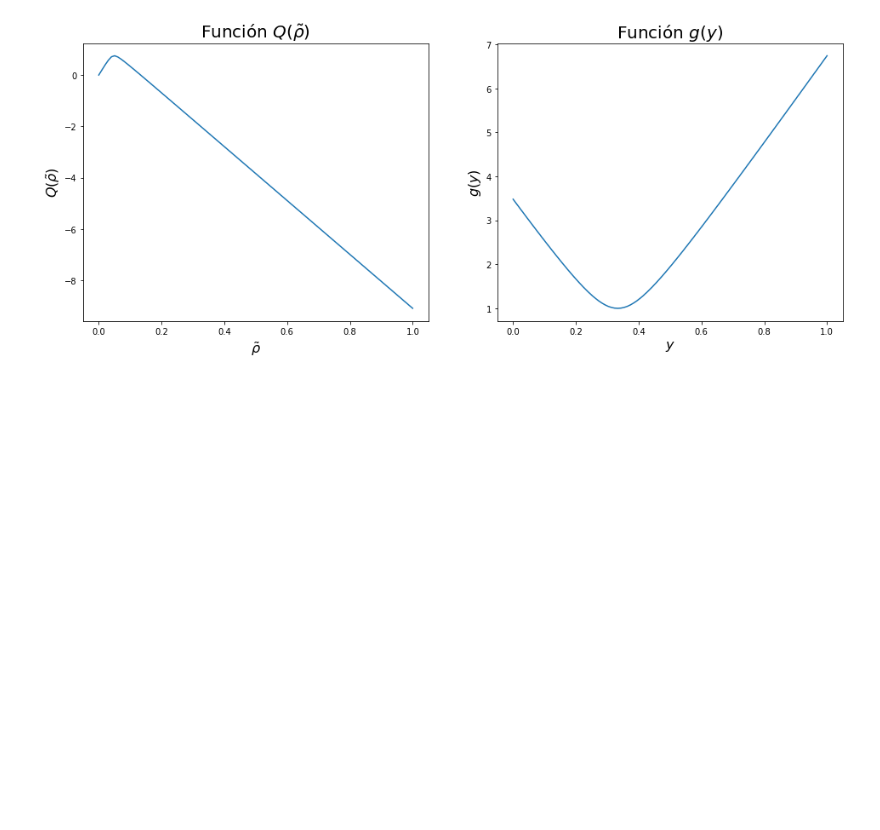
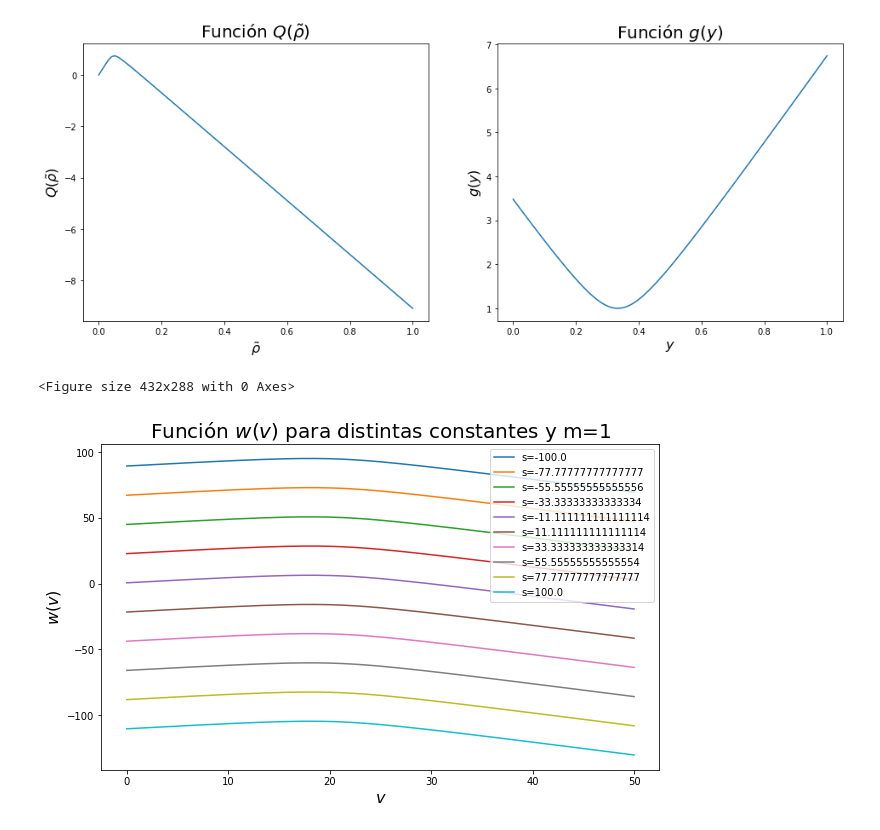
Before and after one commit to ElTapia/Jamiton, a Jupyter notebook: ODE_Jamiton/ODE_jamiton.ipynb, the cells around one changed output. Drawn from its saved outputs; the diff is of its cells as text; code cells hidden in the pictures; blank space fills up the shorter version.

```diff
--- a/ODE_Jamiton/ODE_jamiton.ipynb
+++ b/ODE_Jamiton/ODE_jamiton.ipynb
@@ -143,3 +143,24 @@ plt.show()
 # %% [output]
 <Figure size 432x288 with 0 Axes>
 [figure]
+# %%
+# Función w(v)
+m = 1
+
+v_to_plot = np.linspace(0.001, 50, 500)
+ctes = np.linspace(-100, 100, 10)
+
+plt.clf()
+plt.figure(figsize=(10, 6))
+for ss in ctes:
+    plt.plot(v_to_plot, w(v_to_plot, m, ss), label="s={}".format(ss))
+    plt.xlabel(r"$v$", fontsize=16)
+    plt.ylabel(r"$w(v)$", fontsize=16)
+    plt.title(r"Función $w(v)$ para distintas constantes y m={}".format(m), fontsize=20)
+    plt.legend(fontsize=10, loc="upper right")
+
+#plt.savefig("Graficos/w_distintas_ctes_m_{}".format(m))
+plt.show()
+# %% [output]
+<Figure size 432x288 with 0 Axes>
+[figure, added]
```
